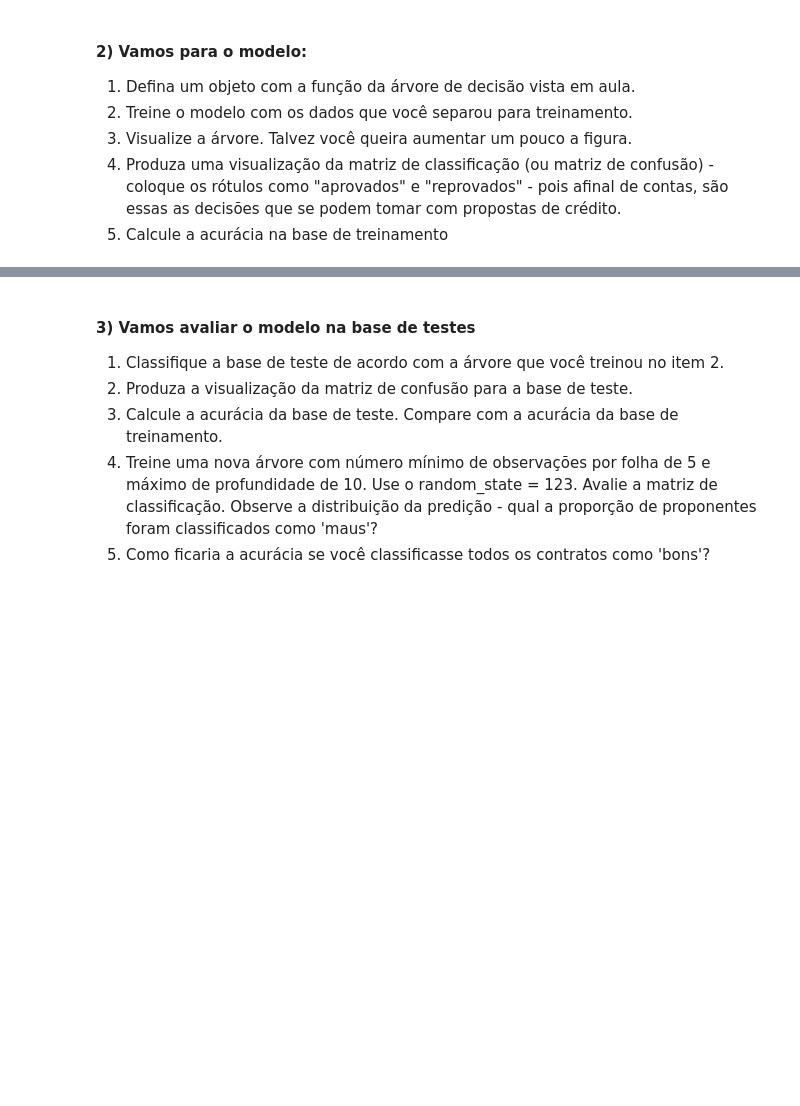
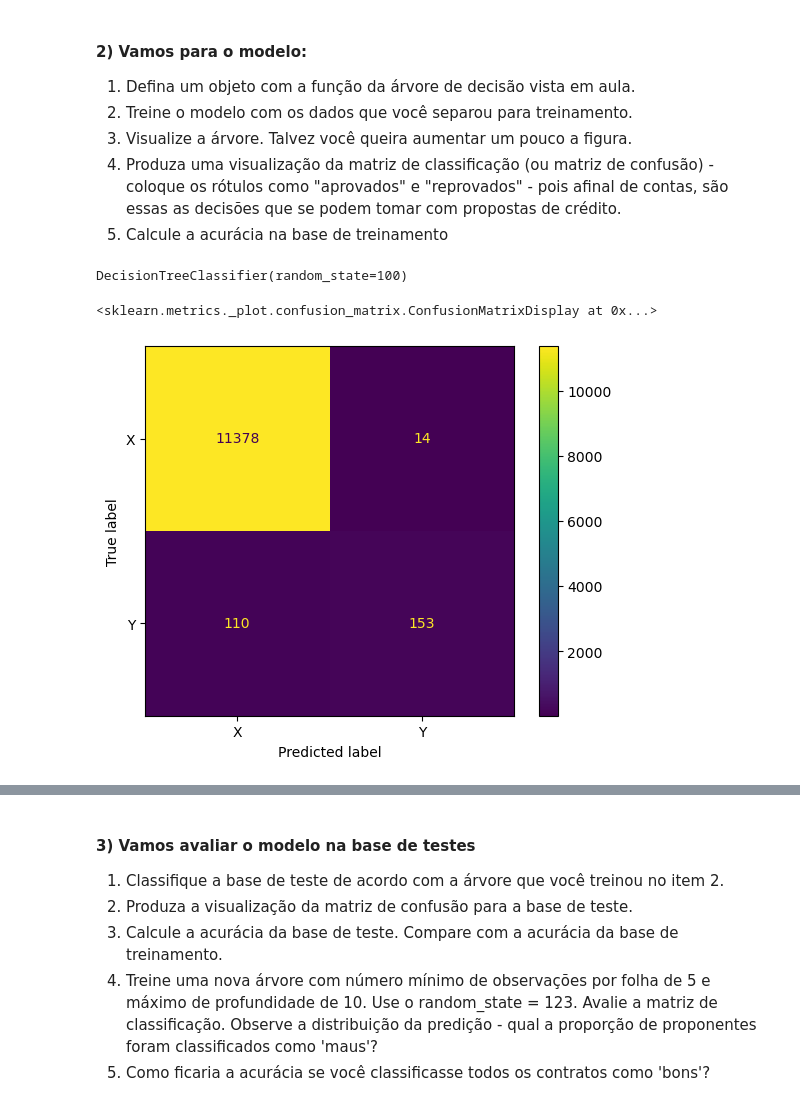
Before and after one commit to victortintel/ex2_modulo7_arvores1, a Jupyter notebook: ex2_victor_tintel_mod_7_atualizado .ipynb, the cells around one changed output, grey strips where cells are left out. Drawn from its saved outputs; the diff is of its cells as text; code cells hidden in the pictures; blank space fills up the shorter version.

```diff
--- a/ex2_victor_tintel_mod_7_atualizado .ipynb
+++ b/ex2_victor_tintel_mod_7_atualizado .ipynb
@@ -136,0 +146,3 @@ novo_df
+# %%
+y = novo_df.mau
+y
@@ -136,0 +162,3 @@ novo_df
+# %%
+X = novo_df.drop("mau", axis=1)
+X
@@ -137,3 +179,5 @@ novo_df
+# %%
+X_train, X_test, y_train, y_test = train_test_split(X, y, test_size=0.3, random_state=100)
 # %% [markdown]
 #### 2) Vamos para o modelo:
 
@@ -142,3 +186,21 @@ novo_df
 3. Visualize a árvore. Talvez você queira aumentar um pouco a figura.
 4. Produza uma visualização da matriz de classificação (ou matriz de confusão) - coloque os rótulos como "aprovados" e "reprovados" - pois afinal de contas, são essas as decisões que se podem tomar com propostas de crédito.
 5. Calcule a acurácia na base de treinamento
+# %%
+# 2.1: Defina um objeto com a função da árvore de decisão vista em aula.
+
+clf = DecisionTreeClassifier(random_state=100)
+clf = clf.fit(X,y)
+clf
+# %% [output]
+DecisionTreeClassifier(random_state=100)
+# %%
+# 2.2: Treine o modelo com os dados que você separou para treinamento.
+
+cm = confusion_matrix(y_train, clf.predict(X_train), labels=clf.classes_)
+MatrizDeConfusao = ConfusionMatrixDisplay(confusion_matrix=cm, display_labels=["X", "Y"])
+
+MatrizDeConfusao.plot()
+# %% [output]
+<sklearn.metrics._plot.confusion_matrix.ConfusionMatrixDisplay at 0x...>
+[figure, added]
```
Also changed, not shown: parts of 16 cells of this notebook.
